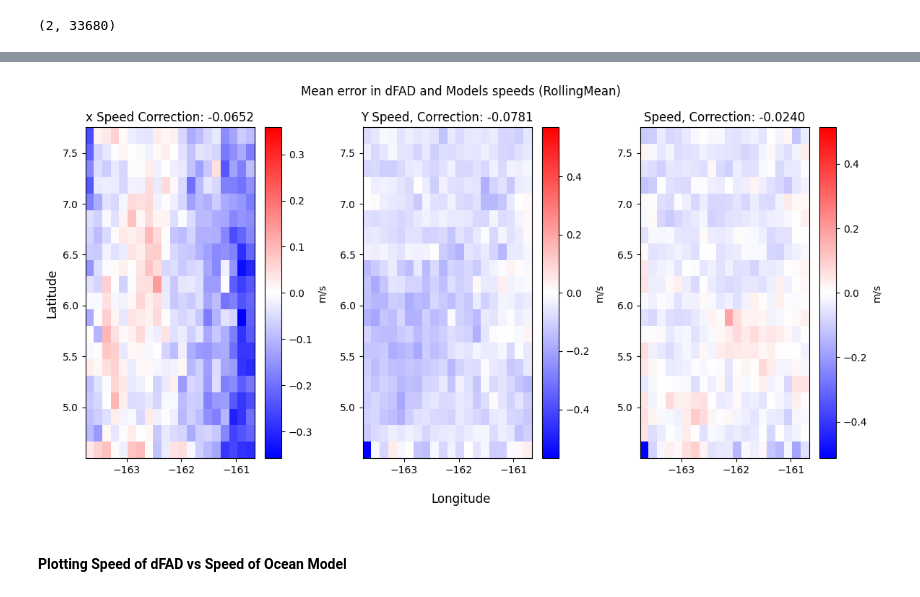
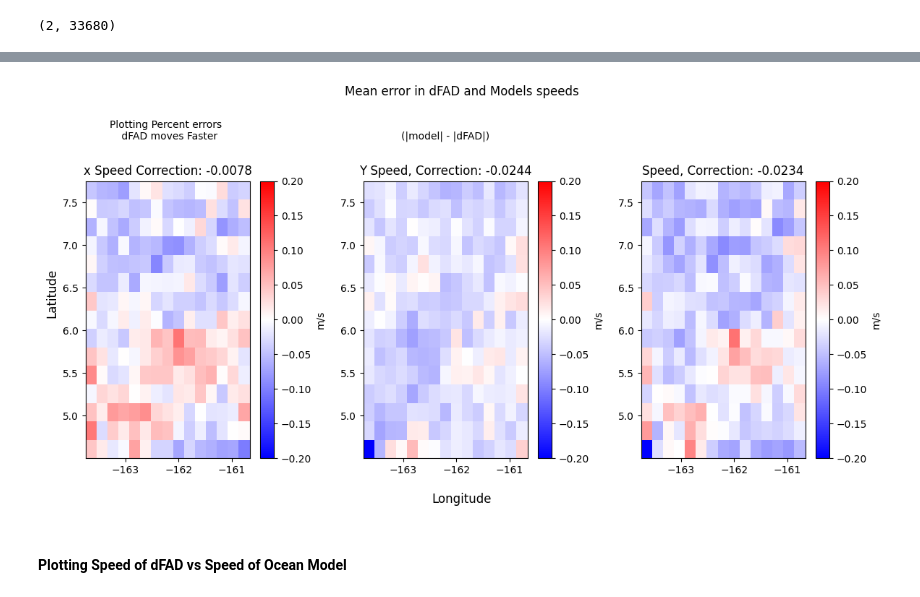
Before and after one commit to Colin-zerfass/fate-core, a Jupyter notebook: Code/CompairSpeeds.ipynb, the cells around one changed output, grey strips where cells are left out. Saved outputs shown, nothing was run; the diff lists cells and outputs as text; code cells hidden in the pictures.

Commit message:
Add .ipynb to make animations of currents and compairspeeds.ipynb with bootstrapping methods and error in speeds, Added functions from these into funcs.py

```diff
--- a/Code/CompairSpeeds.ipynb
+++ b/Code/CompairSpeeds.ipynb
@@ -72,3 +127,5 @@ def Add_Delta_speeds(ds = gpd.GeoDataFrame):
 # %%
 ds = Add_Mapped_speeds(ds)
-ds = Add_Delta_speeds(ds)
+ds= Add_avg_speed(ds)
+ds = Add_Delta_speeds(ds,Average= False )
+delxs, delys, delspeeds = list_of_delta_speeds(ds, average = False)
@@ -107,16 +266,13 @@ lon = rotatedpoints[1][1:]
 # %%
-if True:
-    x_speeds = binned_statistic_2d(lon, lat, delxs, statistic= np.nanmean, bins = 20)
-    y_speeds= binned_statistic_2d(lat,lon,delys,statistic= np.nanmean, bins = 20)
-    speeds = binned_statistic_2d(lat,lon,delspeeds,statistic= np.nanmean, bins = 20)
+nbins = 15
+statistic = np.nanmean ## or "Mean" or np.nanmean
+## Calculates bin statitics
+x_speeds = binned_statistic_2d(lat, lon, delxs, statistic= statistic, bins = nbins)
+y_speeds= binned_statistic_2d(lat,lon,delys,statistic= statistic, bins = nbins)
+speeds = binned_statistic_2d(lat,lon,delspeeds,statistic= statistic, bins = nbins)
 
-if False:
-    x_speeds = binned_statistic_2d(lon, lat, np.abs(delxs), statistic= "mean", bins = 20)
-    y_speeds= binned_statistic_2d(lat,lon, np.abs(delys),statistic= "mean", bins = 20)
-    speeds = binned_statistic_2d(lat,lon,np.abs(delspeeds),statistic= "mean", bins = 20)
-
-x_bounds = x_speeds[1]
-y_bounds = y_speeds[1]
+x_bounds = x_speeds[2]
+y_bounds = x_speeds[1]
 
 X,Y = np.meshgrid(x_bounds, y_bounds)
 
@@ -126,24 +282,28 @@ avgxycorrection =np.mean(speeds[0])
 # %%
 fig, ax = plt.subplots(1,3,figsize = (12,6))
 cbr = ax[0].pcolormesh(X,Y,x_speeds[0],cmap = "bwr", norm=colors.CenteredNorm()) ##GnBu
 ax[0].set_title(f"x Speed Correction: {avgxcorrection:.4f}")
 cbar = fig.colorbar(cbr)
 cbar.set_label("m/s")
-#cbr.set_clim(0,0.75)
+cbr.set_clim(-0.2,0.2)
 cbr = ax[1].pcolormesh(X,Y,y_speeds[0],cmap = "bwr",norm=colors.CenteredNorm())
 ax[1].set_title(f"Y Speed, Correction: {avgycorrection:.4f}")
 cbar = fig.colorbar(cbr)
 cbar.set_label("m/s")
+cbr.set_clim(-0.2,0.2)
 #cbr.set_clim(0,0.25)
 cbr = ax[2].pcolormesh(X,Y,speeds[0],cmap = "bwr",norm=colors.CenteredNorm())
 ax[2].set_title(f"Speed, Correction: {avgxycorrection:.4f}")
 cbar = fig.colorbar(cbr)
 cbar.set_label("m/s")
+cbr.set_clim(-0.2,0.2)
 #cbr.set_clim(0,0.25)
+ax[0].annotate("Plotting Percent errors \n dFAD moves Faster", (0.5, 1.15), xycoords="axes fraction", ha="center")
+ax[1].annotate("(|model| - |dFAD|)", (0.5, 1.15), xycoords="axes fraction", ha="center")
 fig.supxlabel("Longitude")
 fig.supylabel("Latitude")
-fig.suptitle("Mean error in dFAD and Models speeds (RollingMean)")
+fig.suptitle("Mean error in dFAD and Models speeds")
 fig.tight_layout()
-fig.savefig(rf"..\Figures\Speed_Differences_2.png")
+#fig.savefig(rf"..\Figures\Speed_Differences_5.png")
 # %% [output]
-[figure, old version]
+[figure, new version]
```
Also changed, not shown: parts of 22 cells of this notebook, 3 other files.
